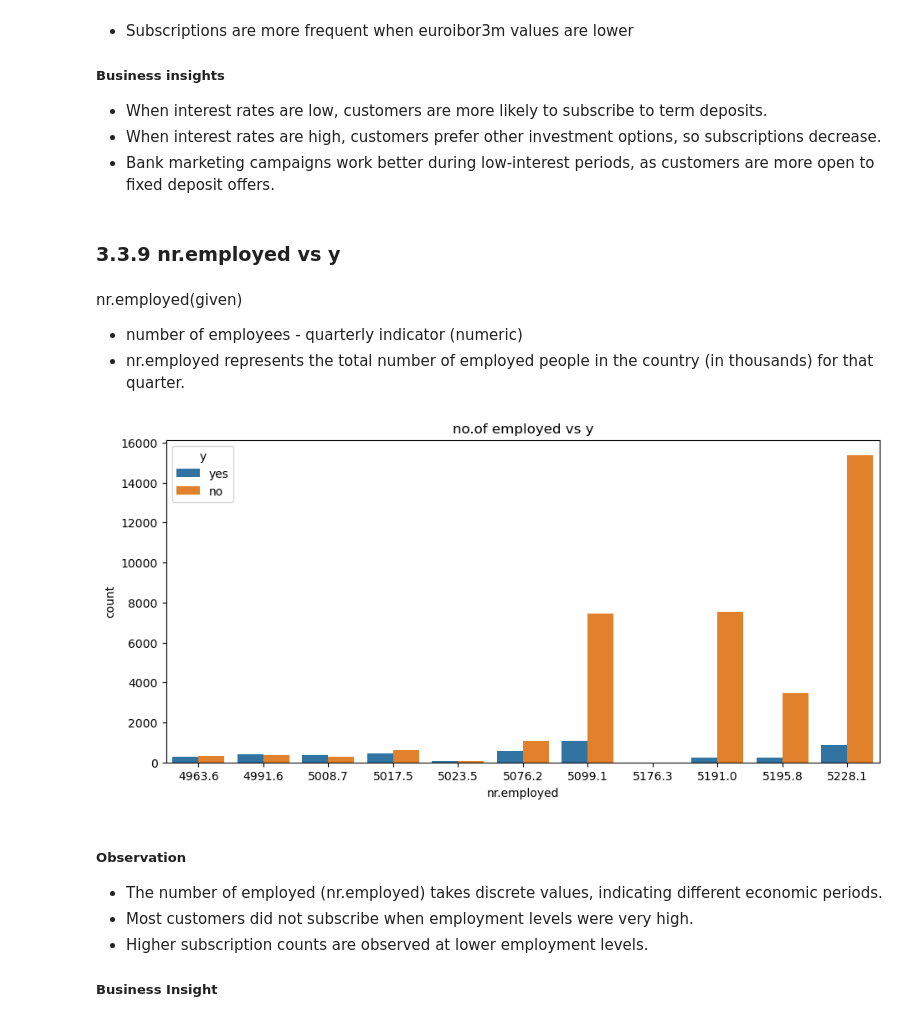
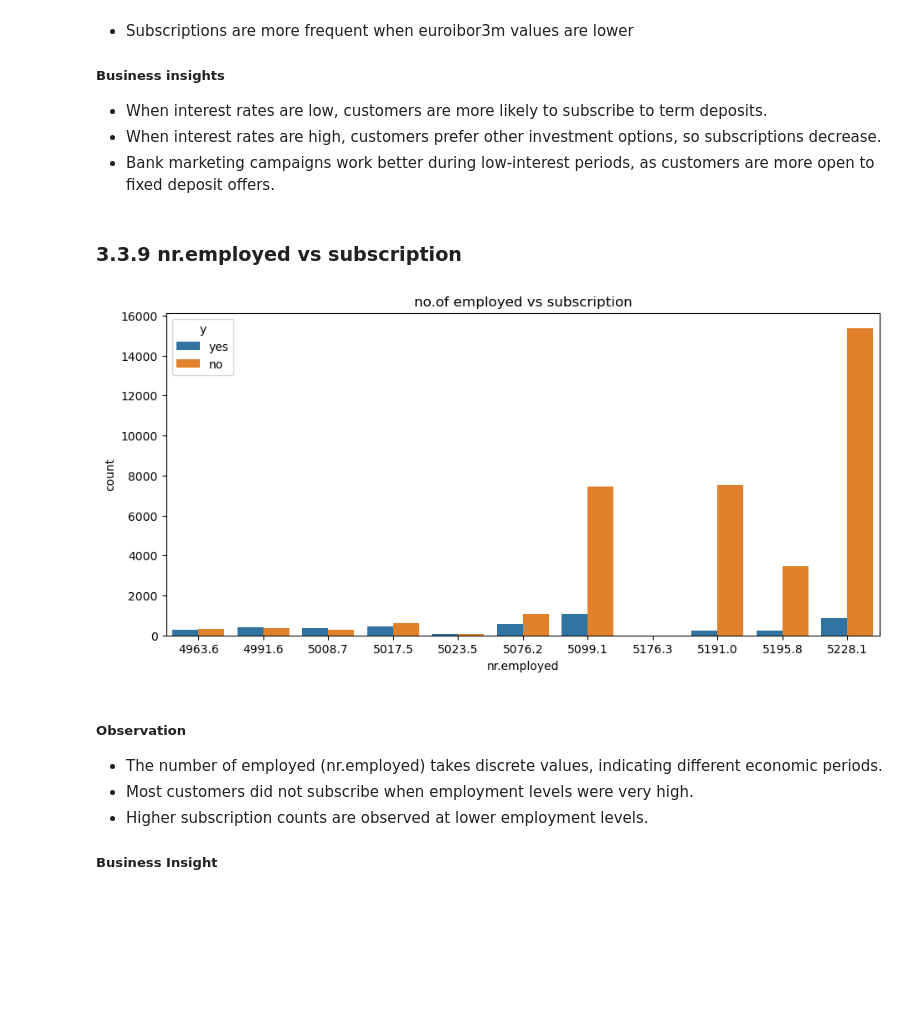
Before and after one commit to vijay12918/Portuguese-Bank-Marketing-Compaign, a Jupyter notebook: Portugese_Bank.ipynb, the cells around one changed output. Cells and saved outputs as stored; diff of their text form; code cells hidden in the pictures; blank space fills up the shorter version.

```diff
--- a/Portugese_Bank.ipynb
+++ b/Portugese_Bank.ipynb
@@ -490,18 +454,15 @@ plt.show()
 - When interest rates are high, customers prefer other investment options, so subscriptions decrease.
 - Bank marketing campaigns work better during low-interest periods, as customers are more open to fixed deposit offers.
 # %% [markdown]
-### 3.3.9 nr.employed vs y
+### 3.3.9 nr.employed vs subscription
-# %% [markdown]
-nr.employed(given)
-- number of employees - quarterly indicator (numeric)
-- nr.employed represents the total number of employed people in the country (in thousands) for that quarter.
 # %%
 plt.figure(figsize=(11,5))
 sns.countplot(x=df['nr.employed'],hue=df['y'])
-plt.title('no.of employed vs y')
+plt.title('no.of employed vs subscription')
+plt.savefig('visulaization/nr.employed_vs_subscription.png')
 plt.show()
 # %% [output]
-[figure, old version]
+[figure, new version]
 # %% [markdown]
 ##### Observation
 - The number of employed (nr.employed) takes discrete values, indicating different economic periods.
```
Also changed, not shown: parts of 45 cells of this notebook.
